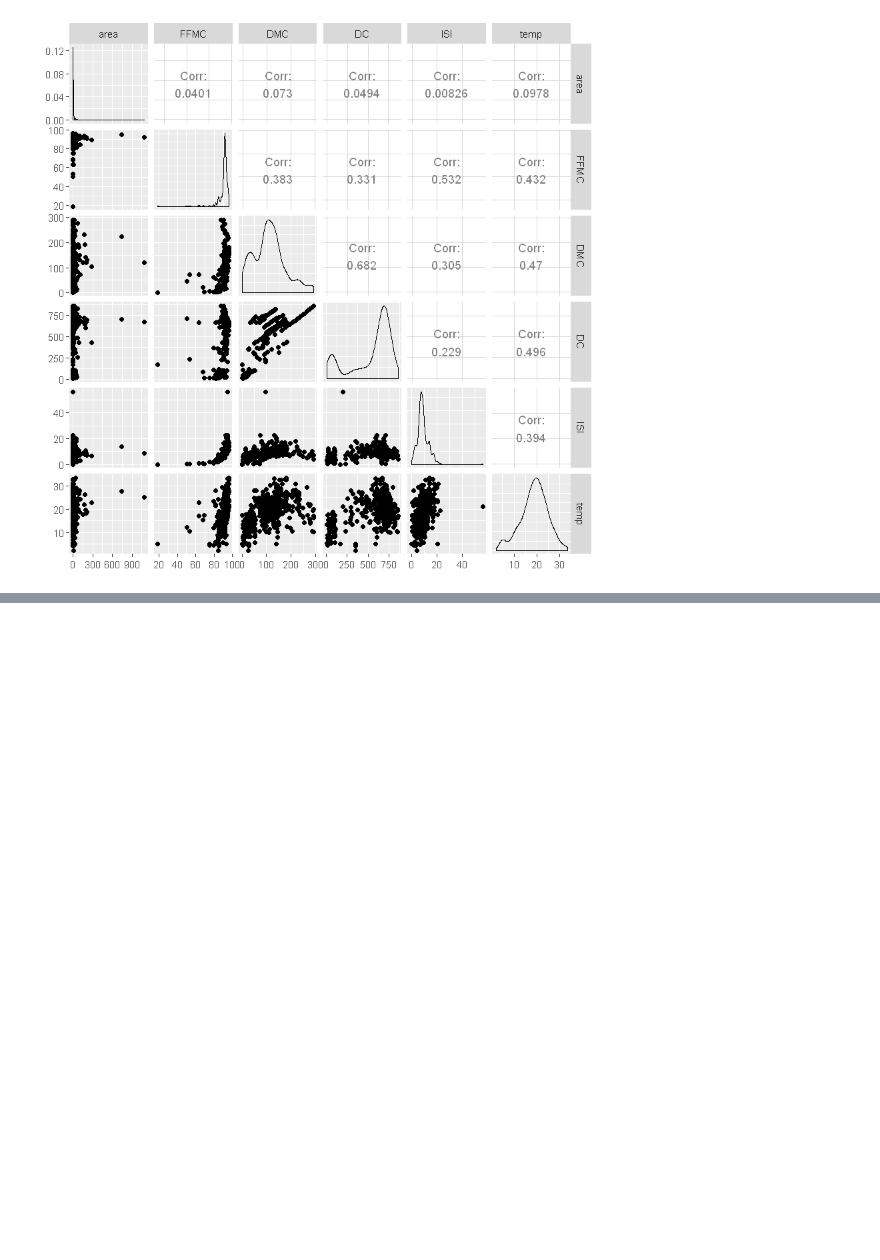
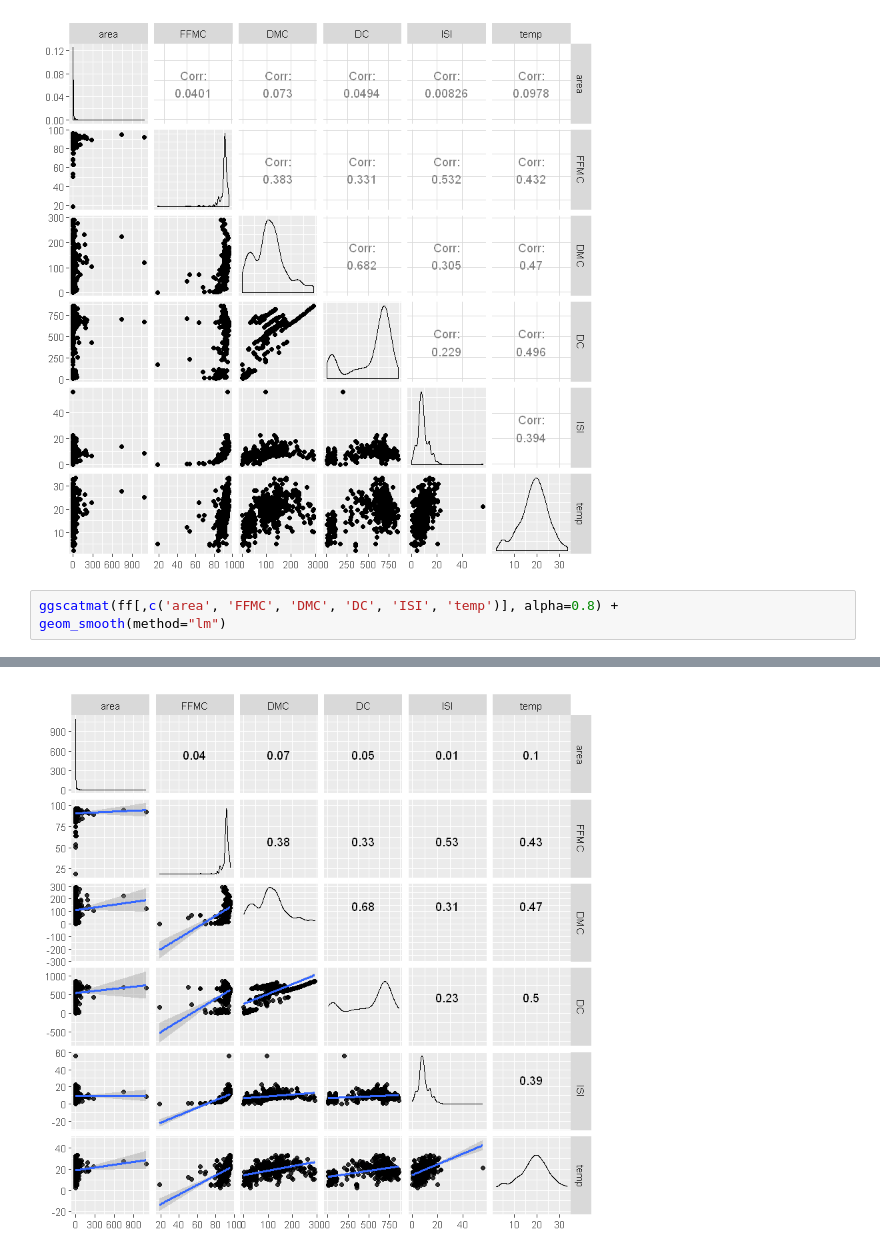
Before and after one commit to hyunchul78/w203_lab1, a Jupyter notebook: Forest_Fire_EDA_Jake.ipynb, the cells around one changed output, grey strips where cells are left out. Saved outputs shown, nothing was run; the diff lists cells and outputs as text; blank space fills up the shorter version.

```diff
--- a/Forest_Fire_EDA_Jake.ipynb
+++ b/Forest_Fire_EDA_Jake.ipynb
@@ -609,3 +619,7 @@ Here are the 10 smallest ISI fires.  They don't appear to have much in common.
 ggpairs(ff[,c('area', 'FFMC', 'DMC', 'DC', 'ISI', 'temp')])
 # %% [output]
 [figure]
+# %%
+ggscatmat(ff[,c('area', 'FFMC', 'DMC', 'DC', 'ISI', 'temp')], alpha=0.8) +
+geom_smooth(method="lm")
+# %% [output]
@@ -611,0 +628 @@ ggpairs(ff[,c('area', 'FFMC', 'DMC', 'DC', 'ISI', 'temp')])
+[figure, added]
```
Also changed, not shown: parts of 14 cells of this notebook, 2 other files.
